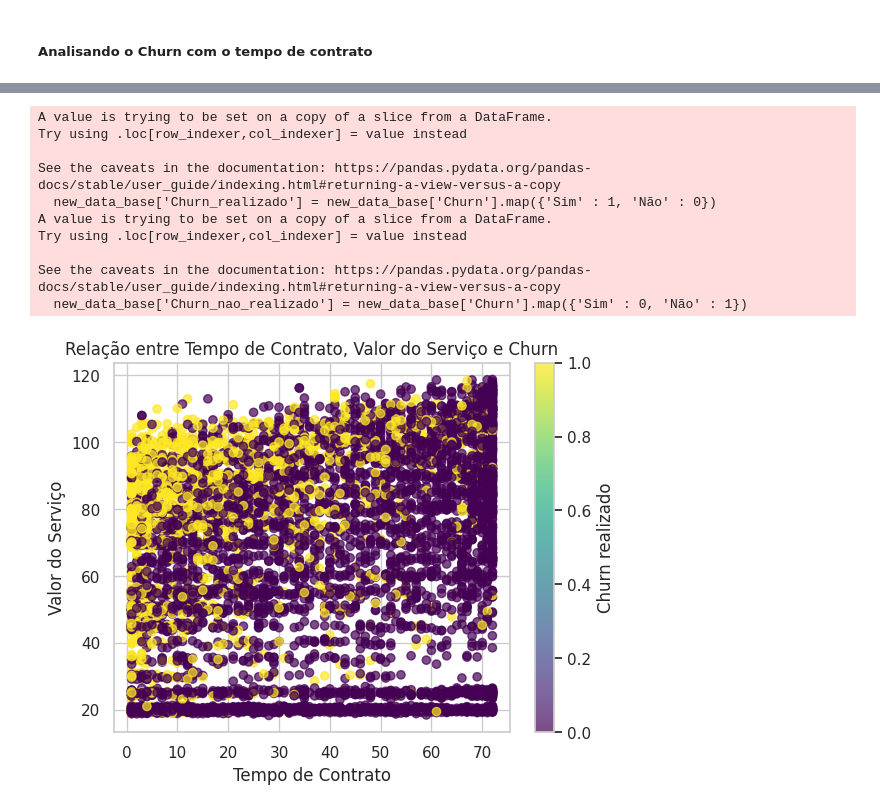
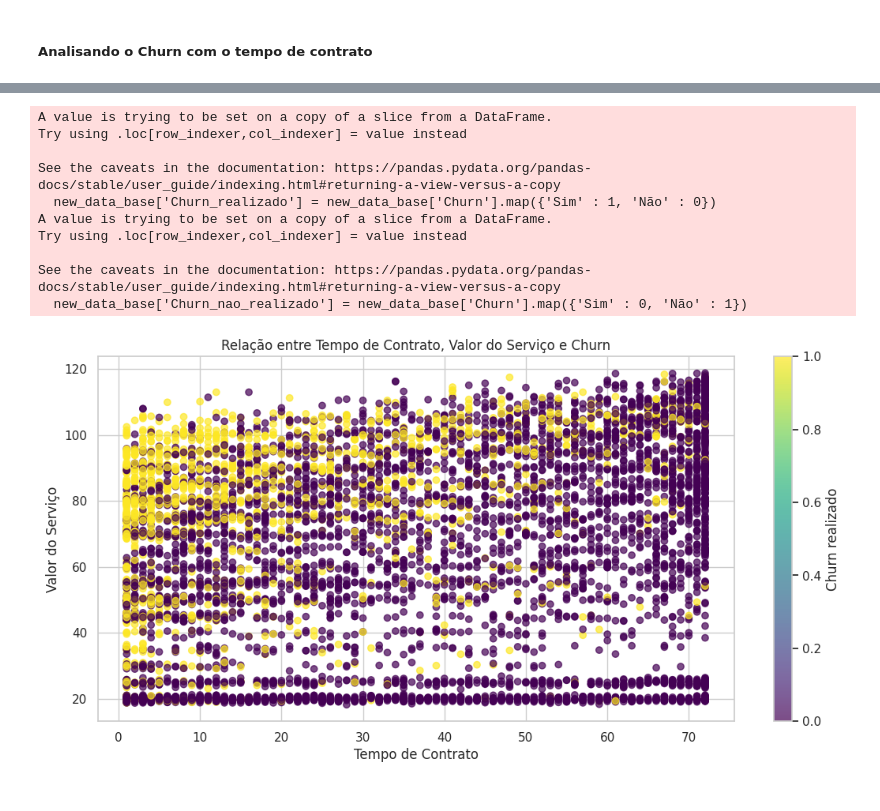
Before and after one commit to Brenno-Kenji/Churn-Rate, a Jupyter notebook: churn_rate.ipynb, the cells around one changed output, grey strips where cells are left out. Drawn from its saved outputs; the diff is of its cells as text; code cells hidden in the pictures.

```diff
--- a/churn_rate.ipynb
+++ b/churn_rate.ipynb
@@ -378,7 +378,7 @@ print(f'O numero de linhas e colunas na tabela é de {lines} linhas e {columns}
 O numero de dados nulos na base de dados é de 0 dados.
 O numero de linhas e colunas na tabela é de 7267 linhas e 21 colunas.
 # %%
-data_base['$ Total por dia'] = data_base['$ Total'] / 30
+data_base['$ Total por dia'] = data_base['$ Serviços por mês'] / 30
 # %%
 data_base['$ Total por dia'] = round(data_base['$ Total por dia'], 2)
 # %%
@@ -438,24 +444,25 @@ plt.show()
 # %%
 new_data_base = data_base[['ID', 'Churn', 'Meses de Contrato', '$ Serviços por mês']]
 new_data_base['Churn_realizado'] = new_data_base['Churn'].map({'Sim' : 1, 'Não' : 0})
 new_data_base['Churn_nao_realizado'] = new_data_base['Churn'].map({'Sim' : 0, 'Não' : 1})
 
+plt.figure(figsize=(13,6))
 plt.scatter(new_data_base['Meses de Contrato'], new_data_base['$ Serviços por mês'], c = new_data_base['Churn_realizado'], cmap = 'viridis', alpha=0.7)
 plt.colorbar(label='Churn realizado')
 
 plt.xlabel('Tempo de Contrato')
 plt.ylabel('Valor do Serviço')
 plt.title('Relação entre Tempo de Contrato, Valor do Serviço e Churn')
 plt.show()
 # %% [output]
 A value is trying to be set on a copy of a slice from a DataFrame.
 Try using .loc[row_indexer,col_indexer] = value instead
 
 See the caveats in the documentation: https://pandas.pydata.org/pandas-docs/stable/user_guide/indexing.html#returning-a-view-versus-a-copy
   new_data_base['Churn_realizado'] = new_data_base['Churn'].map({'Sim' : 1, 'Não' : 0})
 A value is trying to be set on a copy of a slice from a DataFrame.
 Try using .loc[row_indexer,col_indexer] = value instead
 
 See the caveats in the documentation: https://pandas.pydata.org/pandas-docs/stable/user_guide/indexing.html#returning-a-view-versus-a-copy
   new_data_base['Churn_nao_realizado'] = new_data_base['Churn'].map({'Sim' : 0, 'Não' : 1})
-[figure, old version]
+[figure, new version]
```
Also changed, not shown: parts of 16 cells of this notebook.
